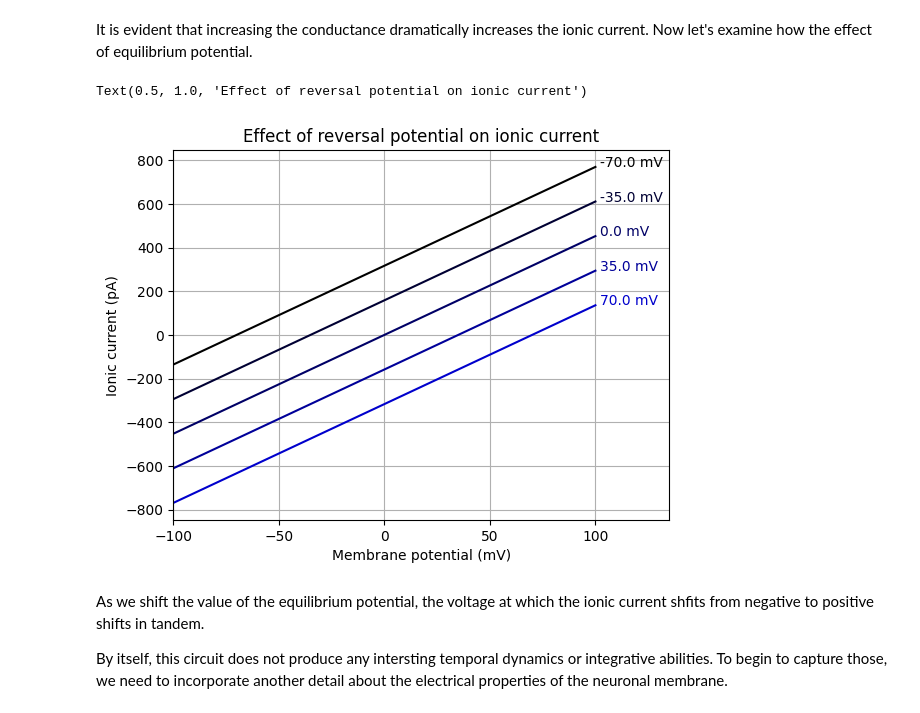
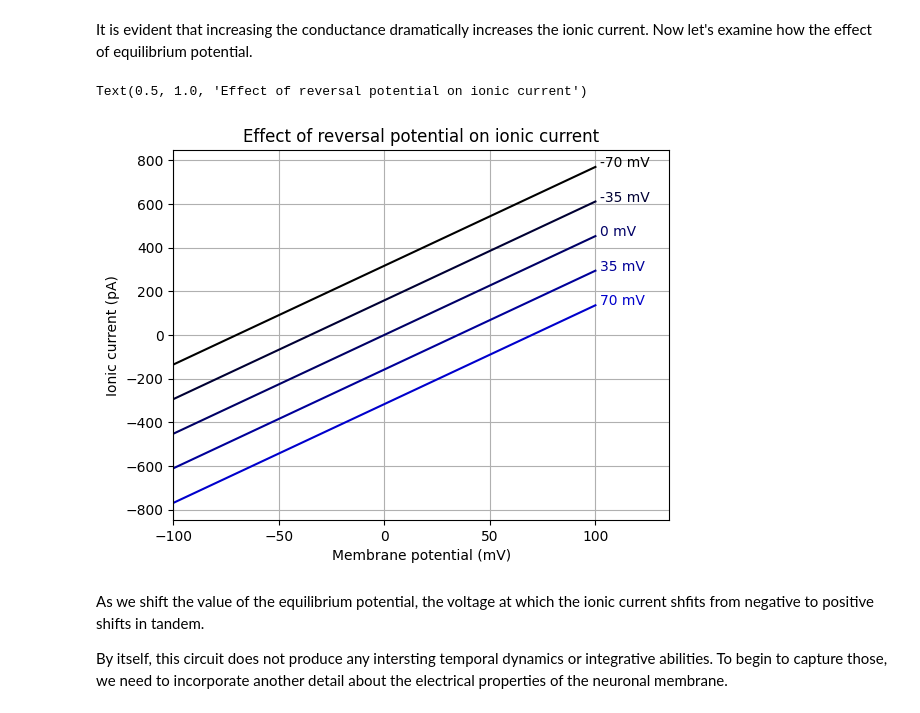
Before and after one commit to dbheadley/DecodingTheBrain, a Jupyter notebook: Week1/notes.ipynb, the cells around one changed output. Saved outputs shown, nothing was run; the diff lists cells and outputs as text; code cells hidden in the pictures.

```diff
--- a/Week1/notes.ipynb
+++ b/Week1/notes.ipynb
@@ -169,20 +169,20 @@ It is evident that increasing the conductance dramatically increases the ionic c
 # %%
 # Examine how varying the equilibrium potential affects the I-V curve
 v = np.linspace(-0.1, 0.1, 100)
 e_values = [-0.070, -0.035, 0, 0.035, 0.070]
 for ind, curr_e in enumerate(e_values):
     plt.plot(v*1e3, ionic_current(v, e=curr_e)*1e12,
              label=curr_e*1e3, color=[0,0,ind/len(e_values)])
     plt.text(v[-1]*1e3+2, ionic_current(v[-1], e=curr_e)*1e12,
-                str(curr_e*1e3)+' mV', color=[0,0,ind/len(e_values)])
+                str(round(curr_e*1e3))+' mV', color=[0,0,ind/len(e_values)])
 plt.xlim([-100, 135])
 plt.xlabel('Membrane potential (mV)')
 plt.ylabel('Ionic current (pA)')
 plt.grid()
 plt.title('Effect of reversal potential on ionic current')
 # %% [output]
 Text(0.5, 1.0, 'Effect of reversal potential on ionic current')
-[figure, old version]
+[figure, new version]
 # %% [markdown]
 As we shift the value of the equilibrium potential, the voltage at which the ionic current shfits from negative to positive shifts in tandem.
 
```
Also changed, not shown: parts of 18 cells of this notebook, 1 other file.
